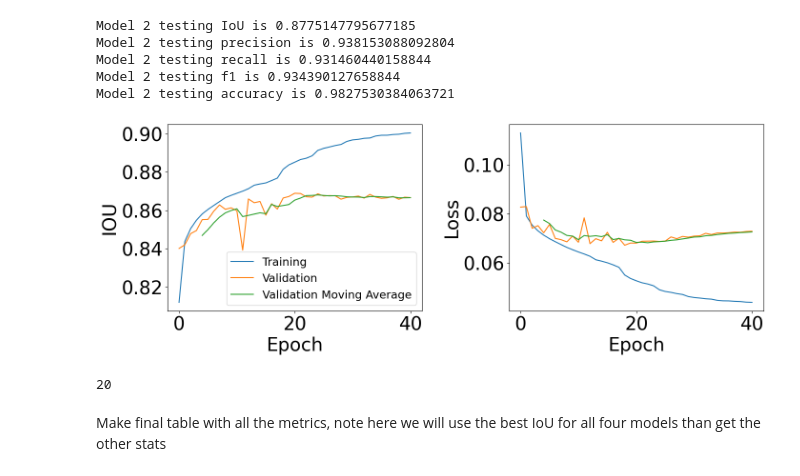
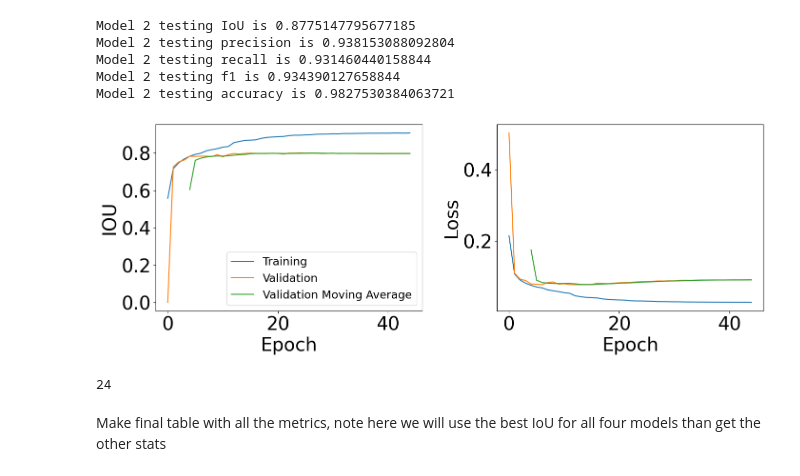
Before and after one commit to sm-potter/na_cnn_fire_mapping, a Jupyter notebook: compare_all_models_final.ipynb, the cells around one changed output. Cells and saved outputs as stored; diff of their text form; code cells hidden in the pictures.

```diff
--- a/compare_all_models_final.ipynb
+++ b/compare_all_models_final.ipynb
@@ -483,7 +483,7 @@ df = pd.read_csv('/explore/nobackup/people/spotter5/cnn_mapping/nbac_training/nb
 df = pd.read_csv('/explore/nobackup/people/spotter5/cnn_mapping/nbac_training/nbac_mtbs_no_regularize_50_global_norm.csv')
 # df = pd.read_csv('/explore/nobackup/people/spotter5/cnn_mapping/nbac_training/nbac_mtbs_regularize_50_global_norm.csv')
 # df = pd.read_csv('/explore/nobackup/people/spotter5/cnn_mapping/nbac_training/nbac_mtbs_regularize_50_global_norm_85.csv')
-
+df = pd.read_csv('/explore/nobackup/people/spotter5/cnn_mapping/nbac_training/nbac_mtbs_modis_16_global_norm.csv')
 
 df['Moving Average'] = df['Val_IOU'].rolling(5).mean()
 df['Moving Average2'] = df['Val_Loss'].rolling(5).mean()
@@ -527,39 +527,39 @@ plt.xlabel('Epoch')
 
 # plt.subplot(223)
 # plt.plot(df['F1'])
 # plt.plot(df['Val_F1'])
 # plt.title('Model F1')
 # plt.ylabel('F1')
 # plt.xlabel('Epoch')
 # plt.ylim(0, 1)
 plt.tight_layout()
 
 out_path = "/explore/nobackup/people/spotter5/cnn_mapping/nbac_training/figures"
 if not os.path.isdir(out_path):
     os.makedirs(out_path)
 
-plt.savefig(os.path.join(out_path, 'mtbs_nbac_VI_curve_adaptive.png'), dpi = 200, bbox_inches = 'tight') #17 epochs
+# plt.savefig(os.path.join(out_path, 'mtbs_nbac_VI_curve_adaptive.png'), dpi = 200, bbox_inches = 'tight') #17 epochs
 
 # plt.legend(['Train', 'Test'], loc='upper left')
 plt.show()
 
 
 
 # plt.subplot(122)
 # plt.plot(df['Loss'])
 # plt.plot(df['Val_Loss'])
 # plt.title('Model loss')
 # plt.ylabel('Loss')
 # plt.xlabel('Epoch')
 # plt.ylim(0, 1)
 # plt.legend(['Train', 'Test'], loc='upper left')
 # plt.show()
 # %% [output]
-[figure, old version]
+[figure, new version]
 # %%
 df['Val_IOU'].idxmax()
 # %% [output]
-20
+24
 # %% [markdown]
 Make final table with all the metrics, note here we will use the best IoU for all four models than get the other stats
 # %%
```
Also changed, not shown: 1 other file.
